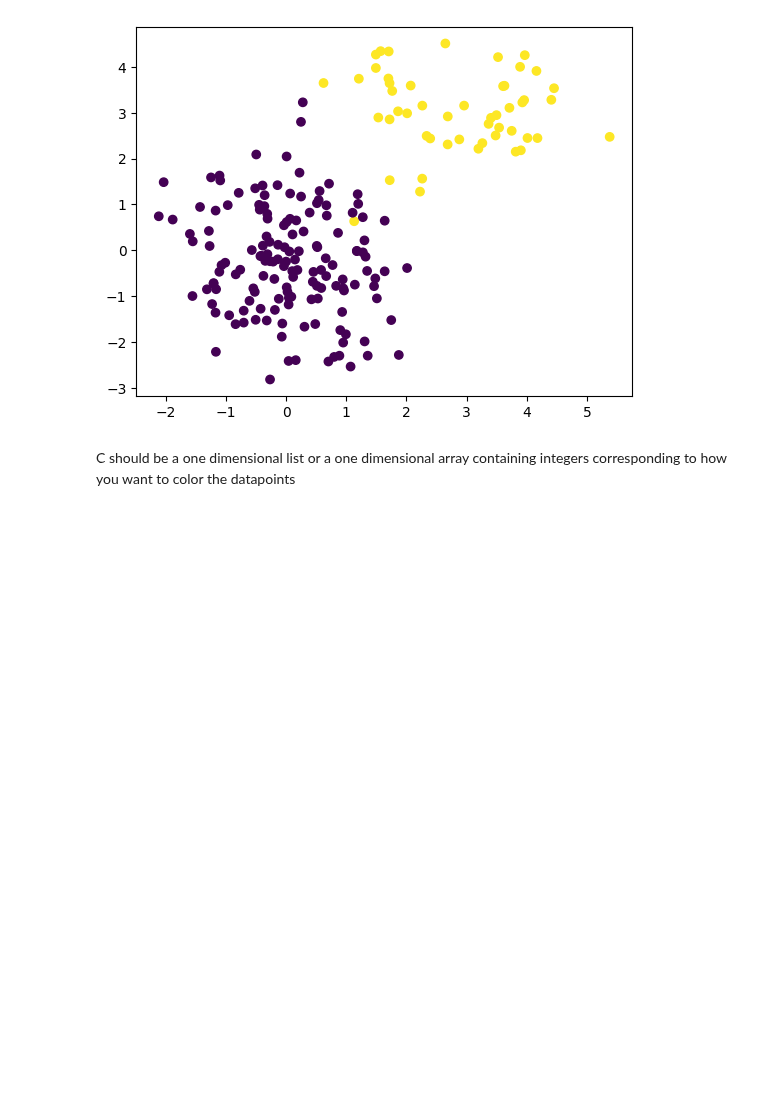
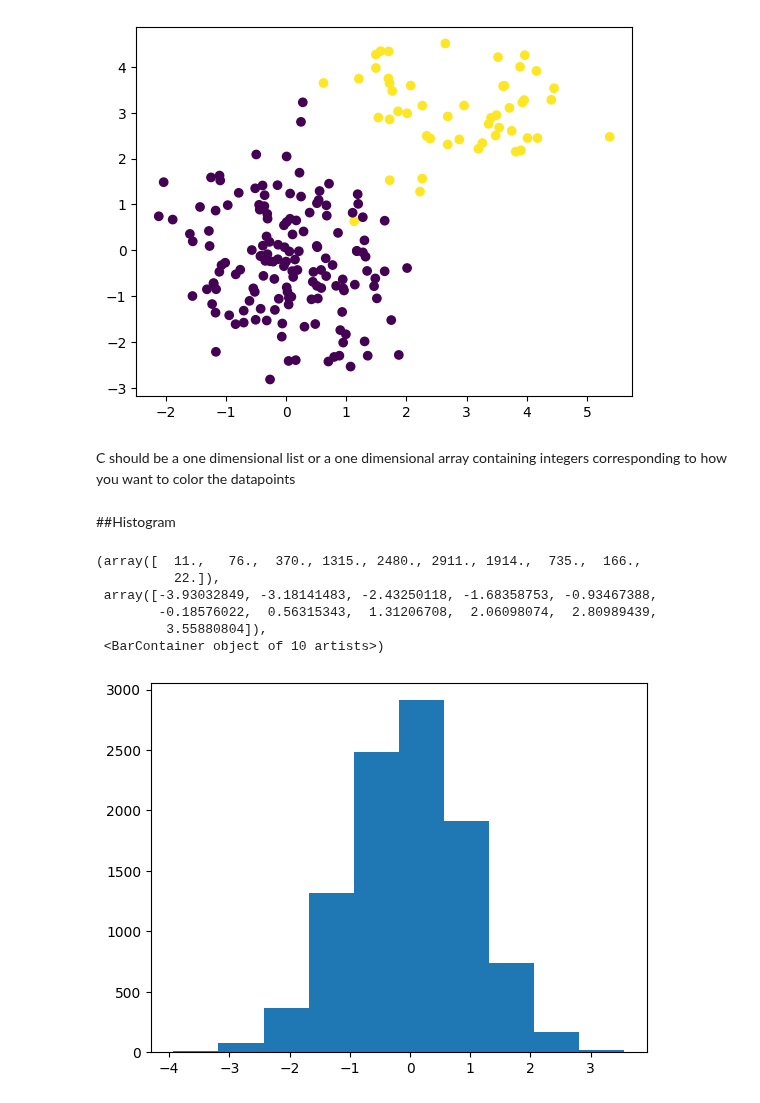
Before and after one commit to wiemila/ML-courses, a Jupyter notebook: Deep_Learning_Prerequisites.ipynb, the cells around one changed output. Drawn from its saved outputs; the diff is of its cells as text; code cells hidden in the pictures; blank space fills up the shorter version.

```diff
--- a/Deep_Learning_Prerequisites.ipynb
+++ b/Deep_Learning_Prerequisites.ipynb
@@ -597,3 +597,16 @@ plt.scatter(X[:,0],X[:,1],c=Y);
 [figure]
 # %% [markdown]
 C should be a one dimensional list or a one dimensional array containing integers corresponding to how you want to color the datapoints
+# %% [markdown]
+##Histogram
+# %%
+X=np.random.randn(10000)
+plt.hist(X)
+# %% [output]
+(array([  11.,   76.,  370., 1315., 2480., 2911., 1914.,  735.,  166.,
+          22.]),
+ array([-3.93032849, -3.18141483, -2.43250118, -1.68358753, -0.93467388,
+        -0.18576022,  0.56315343,  1.31206708,  2.06098074,  2.80989439,
+         3.55880804]),
+ <BarContainer object of 10 artists>)
+[figure, added]
```
Also changed, not shown: parts of 6 cells of this notebook.
